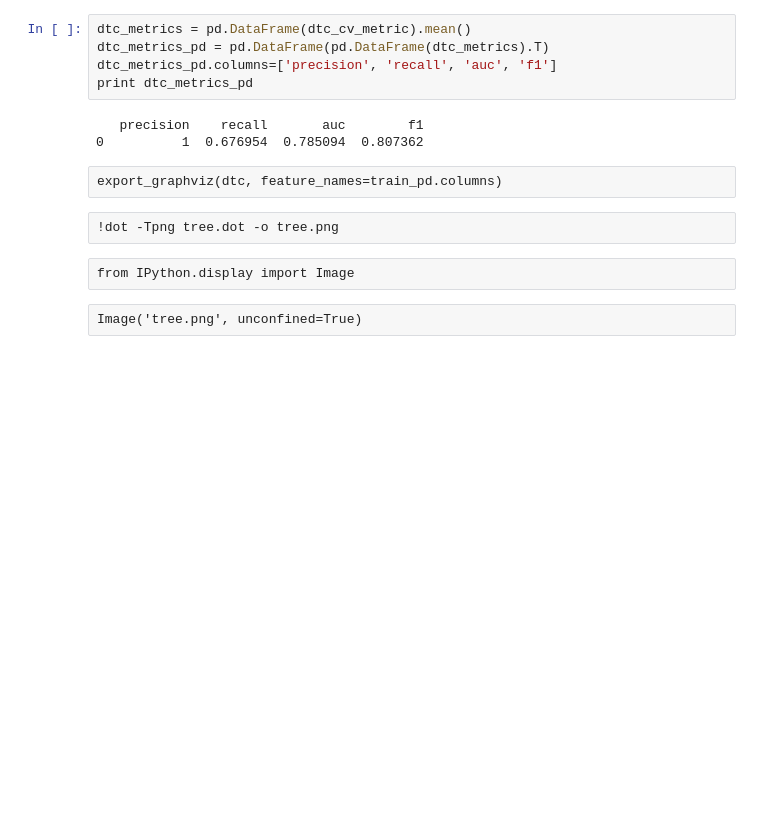
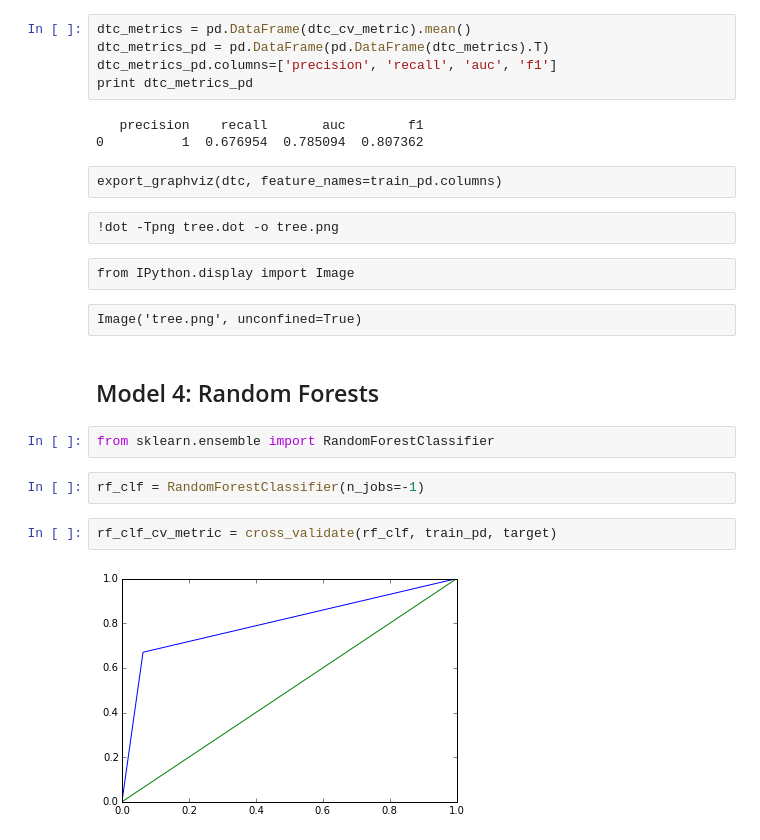
Before and after one commit to raghothams/bangpypers-intro-to-ml, a Jupyter notebook: Bangpypers-June-2015.ipynb, the cells around one changed output. Cells and saved outputs as stored; diff of their text form; blank space fills up the shorter version.

Commit message:
random forest

```diff
--- a/Bangpypers-June-2015.ipynb
+++ b/Bangpypers-June-2015.ipynb
@@ -669,3 +669,13 @@ export_graphviz(dtc, feature_names=train_pd.columns)
 from IPython.display import Image
 # %% [raw]
 Image('tree.png', unconfined=True)
+# %% [markdown]
+## Model 4: Random Forests
+# %%
+from sklearn.ensemble import RandomForestClassifier
+# %%
+rf_clf = RandomForestClassifier(n_jobs=-1)
+# %%
+rf_clf_cv_metric = cross_validate(rf_clf, train_pd, target)
+# %% [output]
+[figure, added]
```
Also changed, not shown: parts of 3 cells of this notebook.
